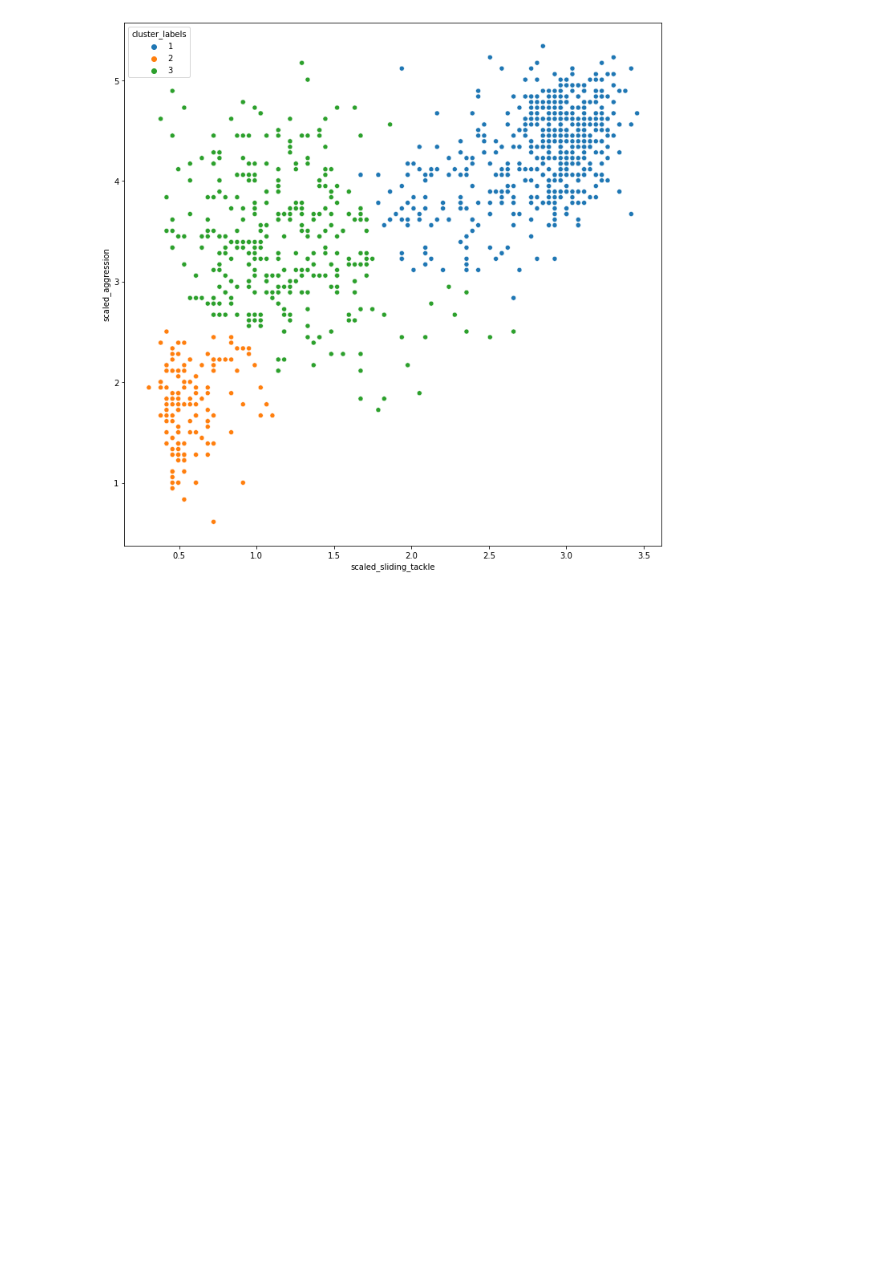
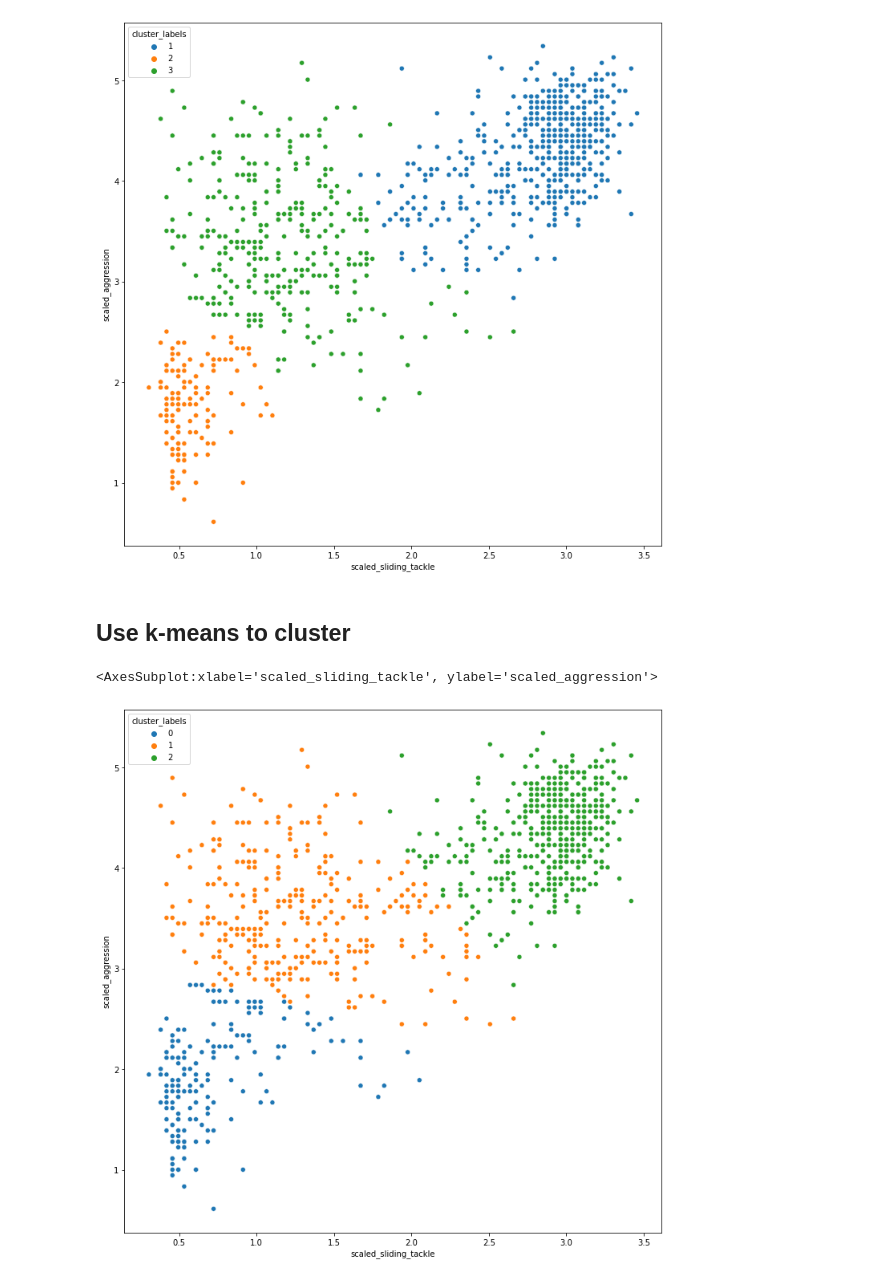
Before and after one commit to kipmadden/Cluster-Analysis-in-Python, a Jupyter notebook: FIFA Clustering.ipynb, the cells around one changed output. Cells and saved outputs as stored; diff of their text form; code cells hidden in the pictures; blank space fills up the shorter version.

```diff
--- a/FIFA Clustering.ipynb
+++ b/FIFA Clustering.ipynb
@@ -114,3 +114,5 @@ sns.scatterplot(x='scaled_sliding_tackle', y='scaled_aggression', hue='cluster_l
 # %% [output]
 <AxesSubplot:xlabel='scaled_sliding_tackle', ylabel='scaled_aggression'>
 [figure]
+# %% [markdown]
+## Use k-means to cluster
@@ -116,0 +126,7 @@ sns.scatterplot(x='scaled_sliding_tackle', y='scaled_aggression', hue='cluster_l
+# %%
+# Plot kmeans clusters
+fig, ax = plt.subplots(figsize=(12,12))
+sns.scatterplot(x='scaled_sliding_tackle', y='scaled_aggression', hue='cluster_labels', data=fifa, palette='tab10')
+# %% [output]
+<AxesSubplot:xlabel='scaled_sliding_tackle', ylabel='scaled_aggression'>
+[figure, added]
```
Also changed, not shown: parts of 8 cells of this notebook, 1 other file.
